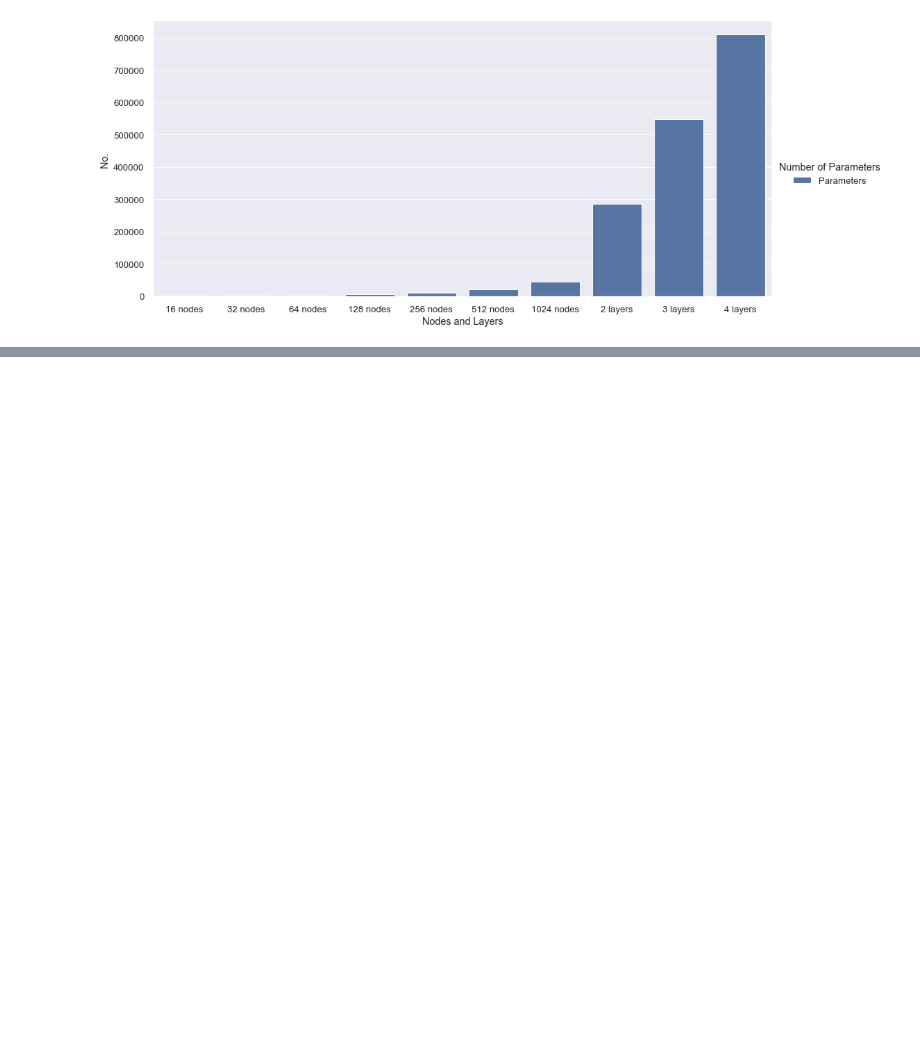
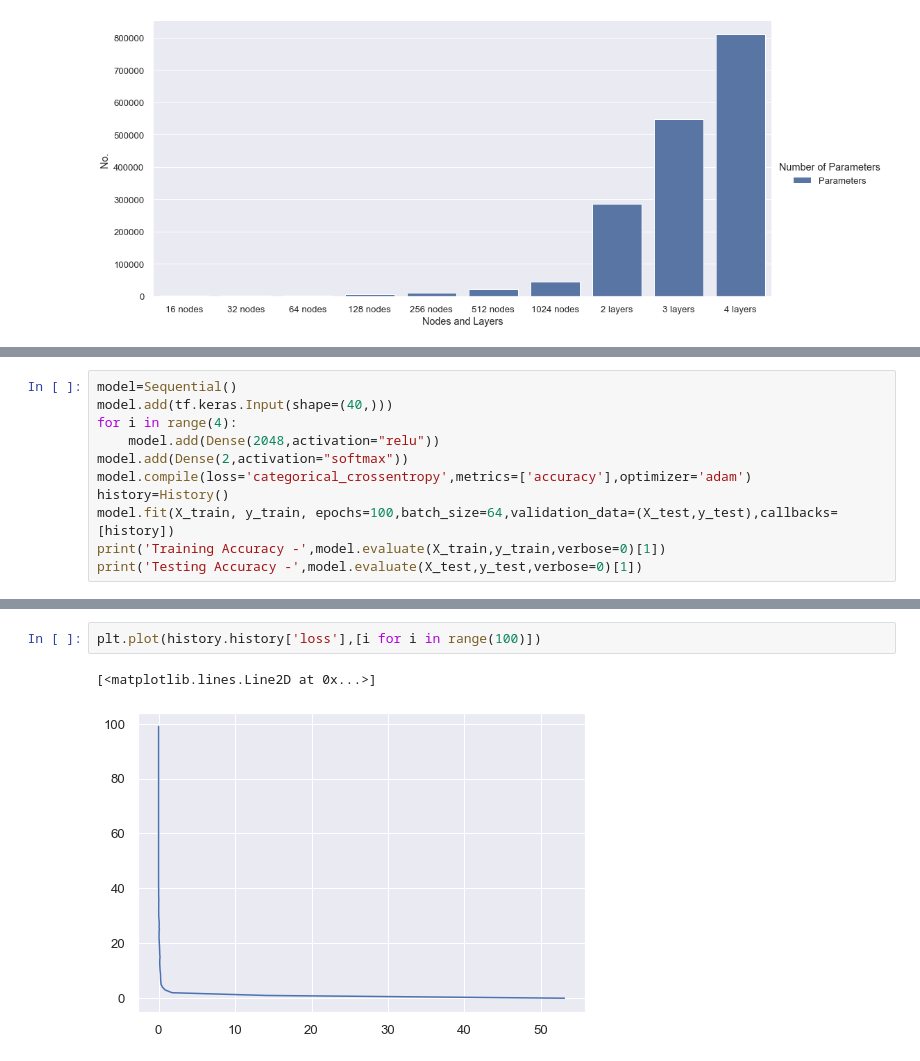
Before and after one commit to jatingupta-2000/DL-Labs, a Jupyter notebook: E18CSE140_DL_Lab9.ipynb, the cells around one changed output, grey strips where cells are left out. Drawn from its saved outputs; the diff is of its cells as text; blank space fills up the shorter version.

```diff
--- a/E18CSE140_DL_Lab9.ipynb
+++ b/E18CSE140_DL_Lab9.ipynb
@@ -158,0 +162,11 @@ sns.catplot(x='Nodes and Layers', y='No. ', hue='Number of Parameters',
+# %%
+model=Sequential()
+model.add(tf.keras.Input(shape=(40,)))
+for i in range(4):
+    model.add(Dense(2048,activation="relu"))
+model.add(Dense(2,activation="softmax"))
+model.compile(loss='categorical_crossentropy',metrics=['accuracy'],optimizer='adam')
+history=History()
+model.fit(X_train, y_train, epochs=100,batch_size=64,validation_data=(X_test,y_test),callbacks=[history])
+print('Training Accuracy -',model.evaluate(X_train,y_train,verbose=0)[1])
+print('Testing Accuracy -',model.evaluate(X_test,y_test,verbose=0)[1])
@@ -158,0 +191,5 @@ sns.catplot(x='Nodes and Layers', y='No. ', hue='Number of Parameters',
+# %%
+plt.plot(history.history['loss'],[i for i in range(100)])
+# %% [output]
+[<matplotlib.lines.Line2D at 0x...>]
+[figure, added]
```
Also changed, not shown: parts of 3 cells of this notebook.
